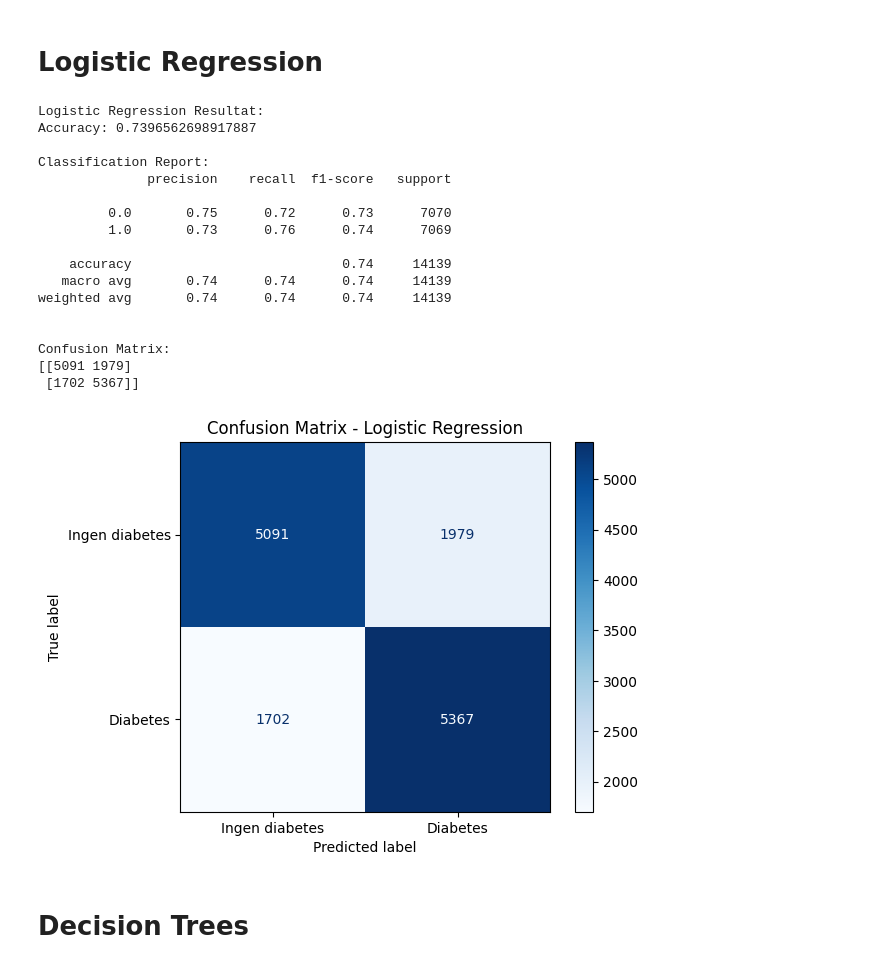
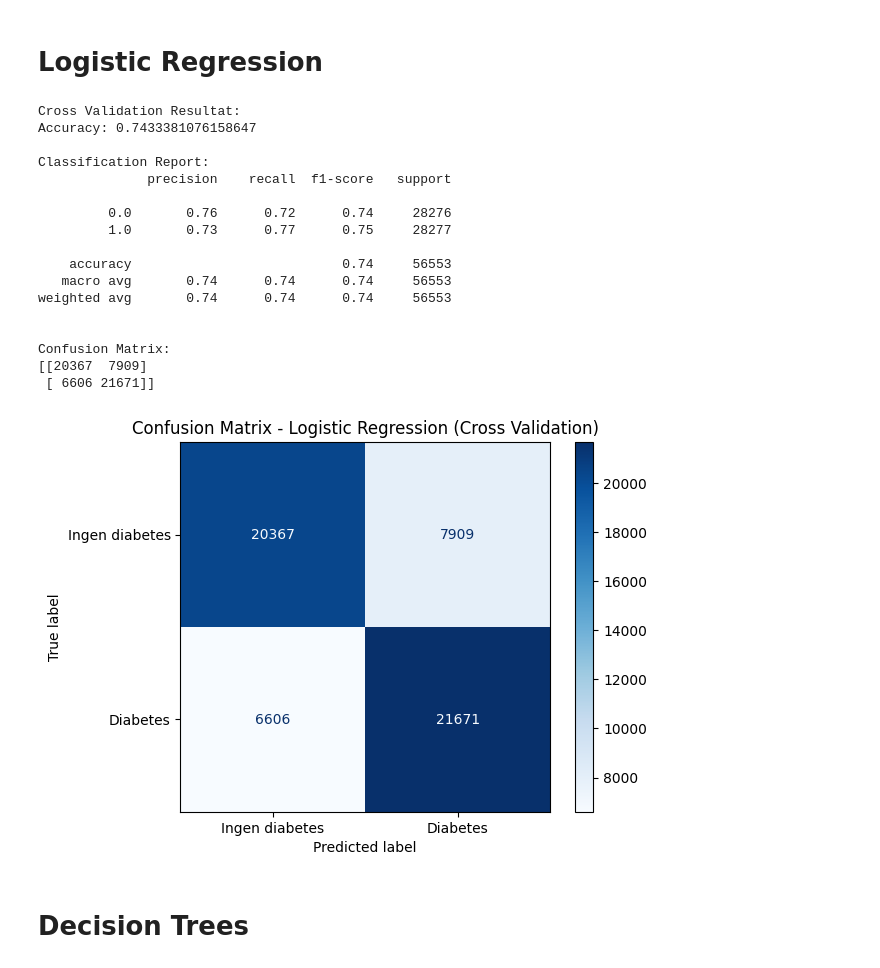
Before and after one commit to Zackkee/TAM400-Projekt, a Jupyter notebook: TAM400_Projekt_Zakaria_Leon.ipynb, the cells around one changed output. Drawn from its saved outputs; the diff is of its cells as text; code cells hidden in the pictures.

```diff
--- a/TAM400_Projekt_Zakaria_Leon.ipynb
+++ b/TAM400_Projekt_Zakaria_Leon.ipynb
@@ -140,54 +140,57 @@ X_test_scaled = scaler.transform(X_test)
 # %% [markdown]
 # Logistic Regression
 # %%
-from sklearn.linear_model import LogisticRegression
+from sklearn.model_selection import cross_val_predict
 from sklearn.metrics import accuracy_score, confusion_matrix, classification_report
+from sklearn.linear_model import LogisticRegression # <-- Viktigt att importera den
 
-# Skapa och träna modellen
-lr_model = LogisticRegression(max_iter=1000)
-lr_model.fit(X_train_scaled, y_train)
+# Skapa modellen (Denna rad är tillagd!)
+lr_model = LogisticRegression(max_iter=100)
 
-# Gör förutsägelser
-y_pred_lr = lr_model.predict(X_test_scaled)
+# Gör förutsägelser med 5-fold cross validation på träningsdatan
+y_pred_cv = cross_val_predict(lr_model, X_train_scaled, y_train, cv=5)
 
-# Utvärdera modellen
-print("Logistic Regression Resultat:")
-print("Accuracy:", accuracy_score(y_test, y_pred_lr))
+# Utvärdera cross-validation-modellen
+print("Cross Validation Resultat:")
+print("Accuracy:", accuracy_score(y_train, y_pred_cv))
 print("\nClassification Report:")
-print(classification_report(y_test, y_pred_lr))
+print(classification_report(y_train, y_pred_cv))
 print("\nConfusion Matrix:")
-print(confusion_matrix(y_test, y_pred_lr))
+print(confusion_matrix(y_train, y_pred_cv))
 # %% [output]
-Logistic Regression Resultat:
-Accuracy: 0.7396562698917887
+Cross Validation Resultat:
+Accuracy: 0.7433381076158647
 
 Classification Report:
               precision    recall  f1-score   support
 
-         0.0       0.75      0.72      0.73      7070
-         1.0       0.73      0.76      0.74      7069
+         0.0       0.76      0.72      0.74     28276
+         1.0       0.73      0.77      0.75     28277
 
-    accuracy                           0.74     14139
-   macro avg       0.74      0.74      0.74     14139
-weighted avg       0.74      0.74      0.74     14139
+    accuracy                           0.74     56553
+   macro avg       0.74      0.74      0.74     56553
+weighted avg       0.74      0.74      0.74     56553
 
 
 Confusion Matrix:
-[[5091 1979]
- [1702 5367]]
+[[20367  7909]
+ [ 6606 21671]]
 # %%
 import seaborn as sns
 import matplotlib.pyplot as plt
 from sklearn.metrics import ConfusionMatrixDisplay
 
-# Confusion Matrix graf
-cm = confusion_matrix(y_test, y_pred_lr)
+# Confusion Matrix graf för Cross Validation
+cm = confusion_matrix(y_train, y_pred_cv)
 disp = ConfusionMatrixDisplay(confusion_matrix=cm, display_labels=['Ingen diabetes', 'Diabetes'])
-disp.plot(cmap='Blues')
-plt.title('Confusion Matrix - Logistic Regression')
+
+# Här lägger vi till values_format='d' för att stänga av e+04-formatet!
+disp.plot(cmap='Blues', values_format='d')
+
+plt.title('Confusion Matrix - Logistic Regression (Cross Validation)')
 plt.show()
 # %% [output]
-[figure, old version]
+[figure, new version]
 # %% [markdown]
 # Decision Trees
 # %%
```
Also changed, not shown: parts of 1 cell of this notebook.
